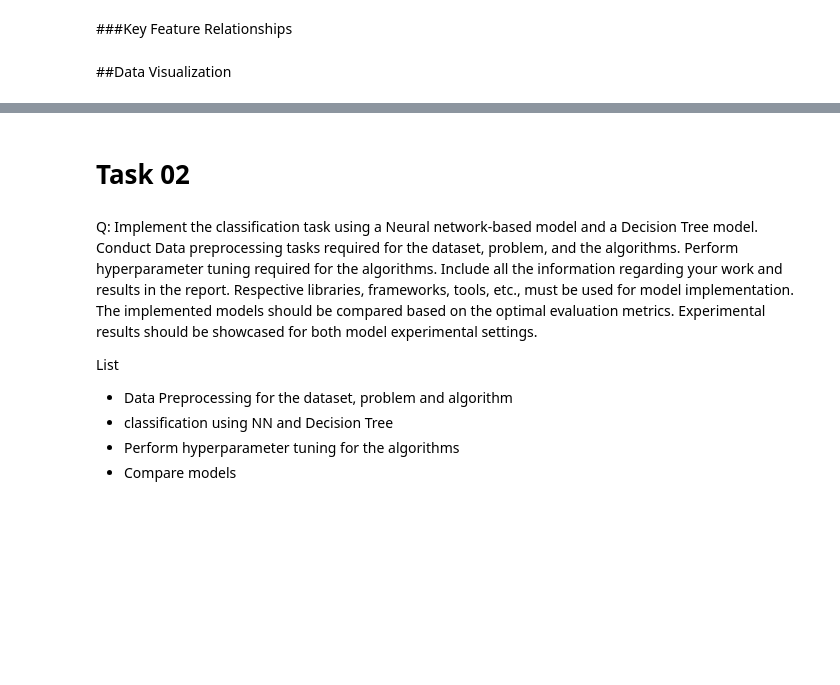
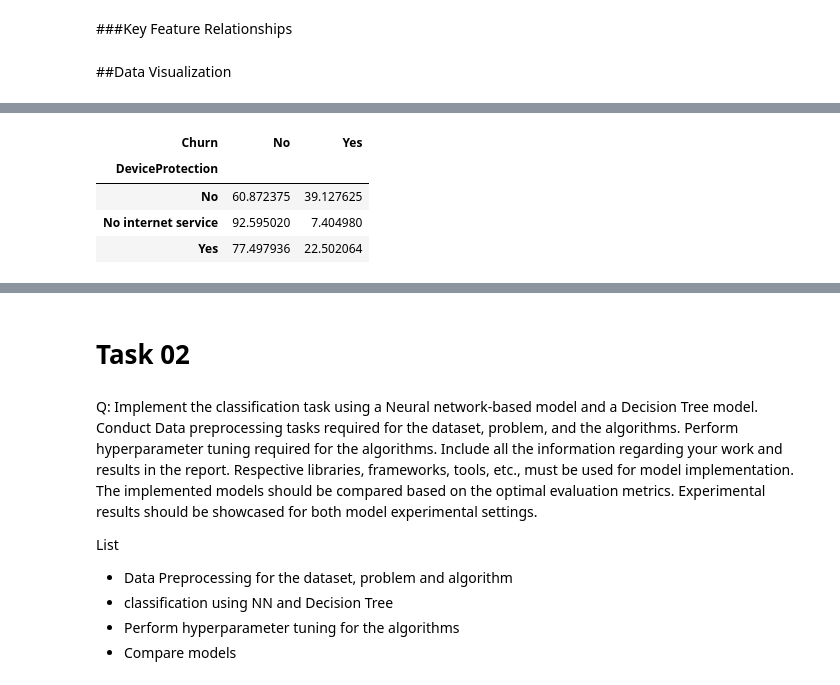
Before and after one commit to Wishmiii/Customer-Churn-Prediction-System-ML, a Jupyter notebook: CustomerChurnPredictionSystem.ipynb, the cells around one changed output, grey strips where cells are left out. Cells and saved outputs as stored; diff of their text form; code cells hidden in the pictures; blank space fills up the shorter version.

```diff
--- a/CustomerChurnPredictionSystem.ipynb
+++ b/CustomerChurnPredictionSystem.ipynb
@@ -337,3 +537,12 @@ df['OnlineBackup'].value_counts(normalize=True)*100
+# %%
+churn_by_dev = pd.crosstab(df['DeviceProtection'], df['Churn'], normalize='index') * 100
+churn_by_dev
+# %% [output]
+| Churn | No | Yes |
+| DeviceProtection |  |  |
+| No | 60.872375 | 39.127625 |
+| No internet service | 92.595020 | 7.404980 |
+| Yes | 77.497936 | 22.502064 |
 # %%
 # pd.crosstab(df['DeviceProtection'],df['Churn'])
 df['DeviceProtection'].value_counts(normalize=True)*100
```
Also changed, not shown: parts of 82 cells of this notebook.
